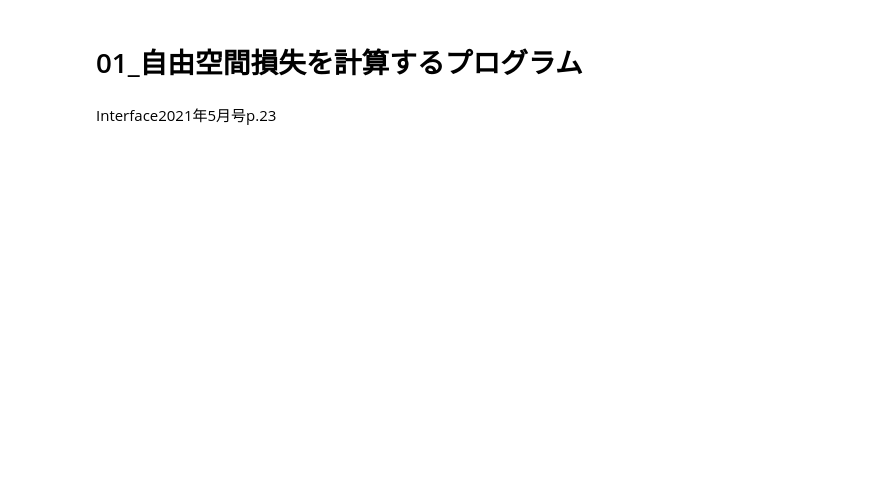
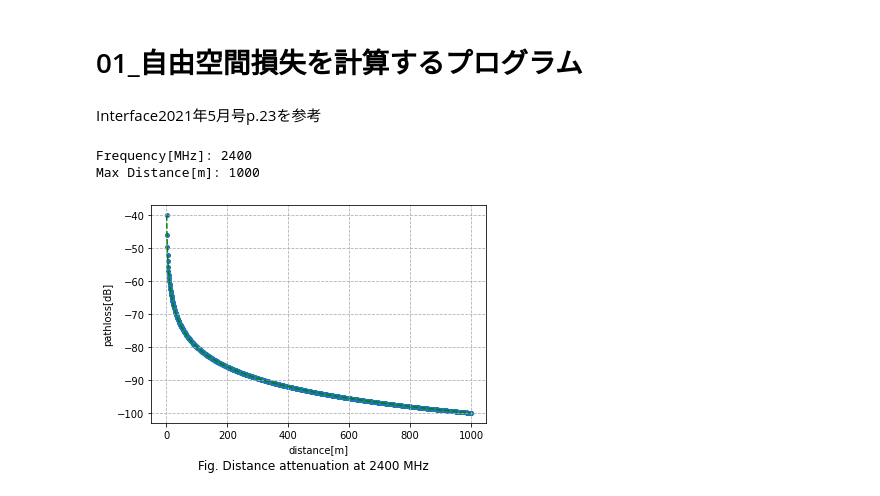
Before and after one commit to akita-NITH/dsp, a Jupyter notebook: ディジタル信号処理.ipynb, the cells around one changed output. Saved outputs shown, nothing was run; the diff lists cells and outputs as text; code cells hidden in the pictures; blank space fills up the shorter version.

```diff
--- a/ディジタル信号処理.ipynb
+++ b/ディジタル信号処理.ipynb
@@ -3,7 +3,58 @@
 # %% [markdown]
 # 01_自由空間損失を計算するプログラム
 # %% [markdown]
-Interface2021年5月号p.23
+Interface2021年5月号p.23を参考
+# %%
+import numpy as np
+import matplotlib.pyplot as plt
+from scipy import interpolate
+
+SPEED_OF_LIGHT = 299792458.0    # 光速[m/s]
+DIV_N = 1000.0                  # 横軸データ分割数
+
+# 減衰値計算
+def CalcPathloss(freq, d):
+    _lambda = SPEED_OF_LIGHT / freq             # 波長計算，lambdaは予約語なので_lambdaとした
+    loss = (4.0 * np.pi * d / _lambda) **2      # 減衰値の計算
+    return loss
+
+# グラフ描画
+def PlotPathloss(freq, d, loss_db):
+    fig_title = "Fig. Distance attenuation at %d MHz"%(freq / (10**6))      # figureオブジェクトタイトルの内容
+    fig = plt.figure()                                                      # figureオブジェクト生成，https://matplotlib.org/stable/api/_as_gen/matplotlib.pyplot.figure.html
+    plt.suptitle(fig_title, x = 0.5, y = 0, fontfamily= 'sans-serif')       # figオブジェクト内の指定位置（中央下部）にタイトル表示，https://matplotlib.org/stable/api/_as_gen/matplotlib.pyplot.suptitle.html
+
+    ax = fig.add_subplot(111)           # figに属するAxesオブジェクトを作成（1行1列1番目），https://matplotlib.org/stable/api/figure_api.html#matplotlib.figure.Figure.add_subplot
+    plt.xlabel('distance[m]')           # 横軸ラベル，https://matplotlib.org/stable/api/_as_gen/matplotlib.pyplot.xlabel.html
+    plt.ylabel('pathloss[dB]')          # 縦軸ラベル，https://matplotlib.org/stable/api/_as_gen/matplotlib.pyplot.ylabel.html
+    plt.grid(linestyle='--')            # 目盛線（破線），https://matplotlib.org/stable/api/_as_gen/matplotlib.pyplot.grid.html
+    plt.scatter(d, loss_db, s = 16)     # 散布図，https://matplotlib.org/stable/api/_as_gen/matplotlib.pyplot.scatter.html
+    ## 折れ線グラフ
+#    plt.plot(d, loss_db, 'b-o')         # 折れ線グラフ（破線），https://matplotlib.org/stable/api/_as_gen/matplotlib.pyplot.plot.html
+    ## 2次スプライン補完によるグラフ
+    d1 = np.arange(dist / DIV_N, dist , dist / (DIV_N * 10))        # 補完用横軸データ
+    func_ip6 = interpolate.interp1d(d, loss_db, kind="quadratic")   # 2次スプライン補完，https://docs.scipy.org/doc/scipy/reference/generated/scipy.interpolate.interp1d.html#scipy.interpolate.interp1d
+    loss_db1 = func_ip6(d1);                                        # 補完関数で縦軸データ計算
+    plt.plot(d1, loss_db1, 'g--')                                   # 折れ線グラフ（破線），https://matplotlib.org/stable/api/_as_gen/matplotlib.pyplot.plot.html
+
+    plt.show()                  # すべてのfigureオブジェクトを表示，https://matplotlib.org/stable/api/_as_gen/matplotlib.pyplot.show.html#matplotlib.pyplot.show
+
+# メイン
+if __name__ == "__main__":
+    ## 入力部
+    print("Frequency[MHz]: ", end='')
+    freq = float(input()) * 10**6
+    print("Max Distance[m]: ", end='')
+    dist = float(input())
+    ## 演算部
+    d = np.arange(dist / DIV_N, dist + dist / DIV_N, dist / DIV_N)     # 横軸データ生成，https://numpy.org/doc/stable/reference/generated/numpy.arange.html
+    loss = CalcPathloss(freq, d)        # 減衰量計算
+    loss_db = -10.0 * np.log10(loss)    # 減衰量計算[dB]換算
+    PlotPathloss(freq, d, loss_db)      # グラフ描画
+# %% [output]
+Frequency[MHz]: 2400
+Max Distance[m]: 1000
+[figure, added]
 # %%
 import numpy as np
 import matplotlib.pyplot as plt
```
Also changed, not shown: parts of 1 cell of this notebook.
